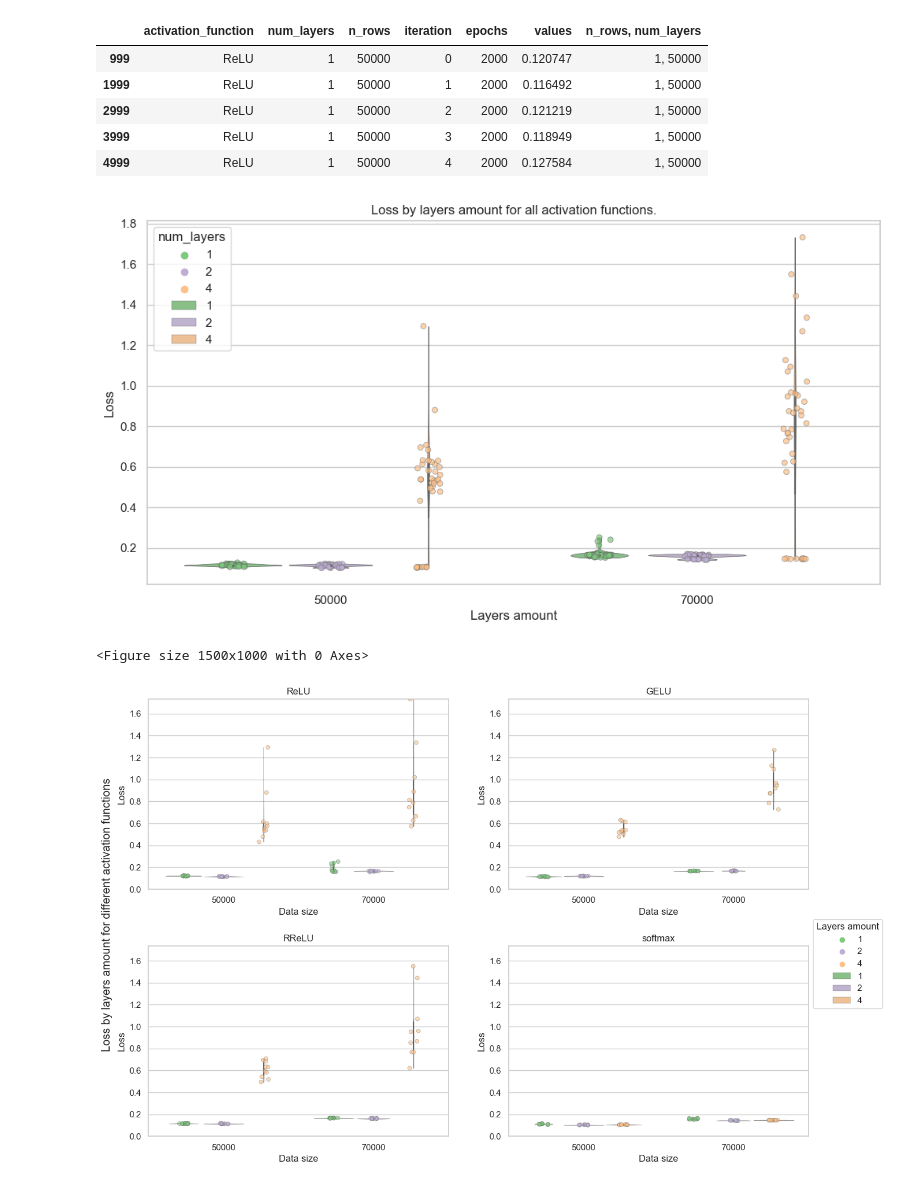
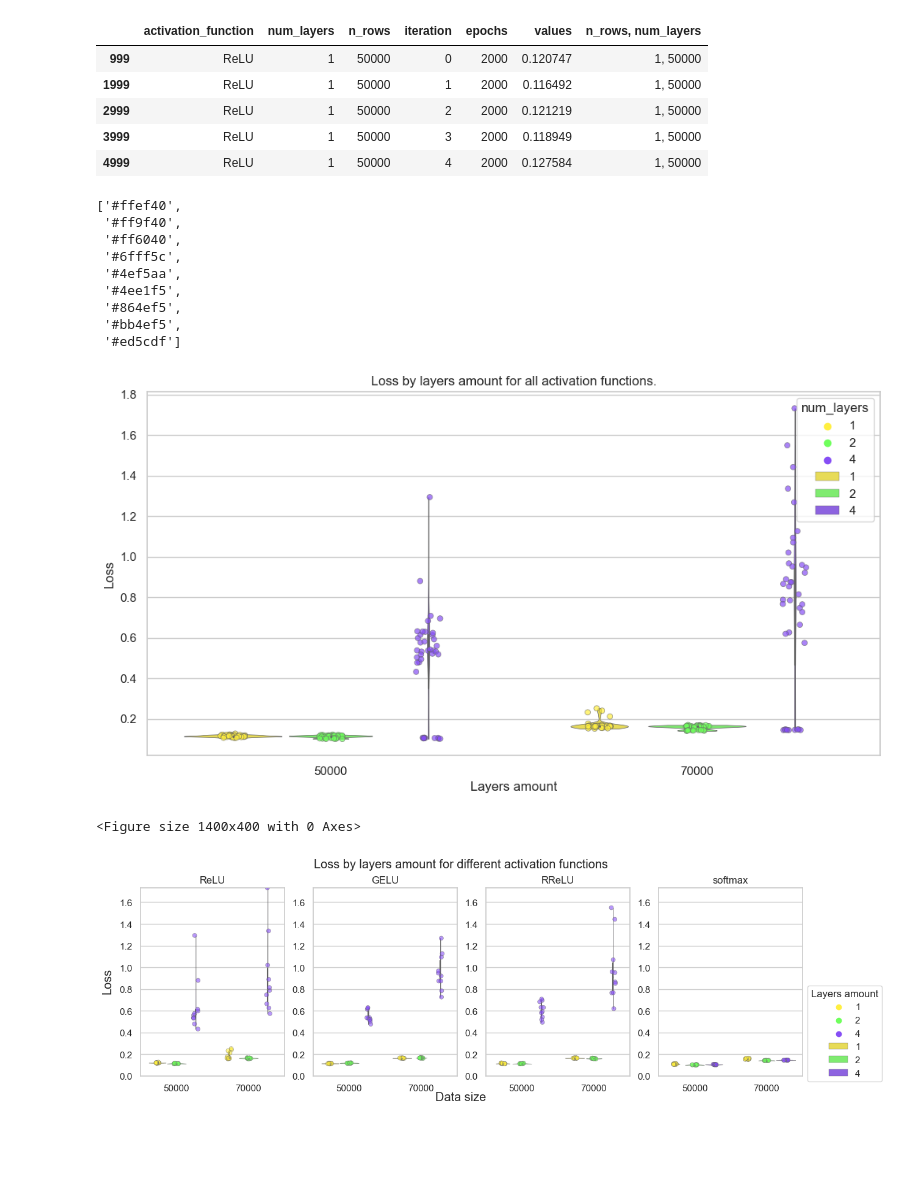
Before and after one commit to um-dacs-nlp/capacity, a Jupyter notebook: src/transformers/0.4.2_draw_losses.ipynb, the cells around one changed output. Saved outputs shown, nothing was run; the diff lists cells and outputs as text; code cells hidden in the pictures; blank space fills up the shorter version.

```diff
--- a/src/transformers/0.4.2_draw_losses.ipynb
+++ b/src/transformers/0.4.2_draw_losses.ipynb
@@ -61,7 +61,7 @@ for (n_rows, act_fn, n_layers), list_of_iterations in all_results.items():
             flattened_data["num_layers"].append(n_layers)
             flattened_data["n_rows"].append(n_rows)
             flattened_data["iteration"].append(i)
-            flattened_data["epochs"].append((epoch+1) * 2)
+            flattened_data["epochs"].append((epoch+1))
             flattened_data["values"].append(value)
 
 # Convert to DataFrame for plotting
@@ -148,20 +148,32 @@ data_viol.head()
 | 2999 | ReLU | 1 | 50000 | 2 | 2000 | 0.121219 | 1, 50000 |
 | 3999 | ReLU | 1 | 50000 | 3 | 2000 | 0.118949 | 1, 50000 |
 | 4999 | ReLU | 1 | 50000 | 4 | 2000 | 0.127584 | 1, 50000 |
+# %%
+list(new_map.values())
+# %% [output]
+['#ffef40',
+ '#ff9f40',
+ '#ff6040',
+ '#6fff5c',
+ '#4ef5aa',
+ '#4ee1f5',
+ '#864ef5',
+ '#bb4ef5',
+ '#ed5cdf']
 # %%
 def draw_violins(data_viol, x, y, xlabel, ylabel, title, hue=None, return_ax=False, ax=None):
     PALETTE_PARAMS = "Accent"
     PALETTE = "Set2"
     data_dict = {"x":x,
             "y":y,
-            "palette":PALETTE_PARAMS,
+            "palette":list(new_map.values())[::3],
             "alpha":0.7,
             "linewidth":0.5}
     if hue:
         data_dict["hue"] = hue
         data_dict["dodge"] = True
     if ax:
-        data_dict["ax"] = axs[row][col]
+        data_dict["ax"] = axs[col]
     ax = sns.stripplot(
         data_viol,
         **data_dict,
@@ -193,50 +205,52 @@ draw_violins(
     hue="num_layers"
 )
 # %% [output]
-[figure, old version]
+[figure, new version]
 # %%
-sns.set(rc={"figure.figsize": (15, 10)})
+sns.set(rc={"figure.figsize": (14, 4)})
 sns.set_theme(style="whitegrid")
 # get legend
 ax = draw_violins(
         data_viol,
         x="n_rows",
         y="values",
         xlabel="Layers amount",
-        ylabel="Loss",
-        title=f"Loss by layers amount.",
+        ylabel="Accuracy, %",
+        title=f"Accuracy by layers amount.",
         hue="num_layers",
         return_ax=True,
     )
 handles, labels = ax.get_legend_handles_labels()
 plt.clf()
 # draw
-fig, axs = plt.subplots(nrows=2, ncols=2)
+fig, axs = plt.subplots(nrows=1, ncols=4)
 for i, act_f in enumerate(data_viol.activation_function.unique()):
-    row = i // 2
-    col = i % 2
+    row = i // 4
+    col = i % 4
     cur_data = data_viol[data_viol.activation_function==act_f]
     ax = draw_violins(
         cur_data,
         x="n_rows",
         y="values",
         xlabel="Layers amount",
         ylabel="Loss",
         title=f"`{act_f}`.",
         hue="num_layers",
         return_ax=True,
-        ax=axs[row][col],
+        ax=axs[col],
 
     )
     plt.setp(ax.collections, alpha=.58)
     ax.legend_.remove()
-    ax.set(ylabel="Loss", xlabel="Data size", title=act_f)
+    ax.set(ylabel="", xlabel="", title=act_f)
     ax.set(ylim=(0, data_viol['values'].max()))
     ax
-fig.supylabel("Loss by layers amount for different activation functions", y=0.5, x=0.07)
+fig.supylabel("Loss", y=0.5, x=0.08)
+fig.supxlabel("Data size", y=0, x=0.5)
+fig.suptitle("Loss by layers amount for different activation functions", y=1, x=0.5)
 fig.legend(handles, labels, loc='upper left', bbox_to_anchor=(0.9, 0.5), title='Layers amount')
-plt.subplots_adjust(left=None, bottom=None, right=None, top=None, wspace=None, hspace=0.3)
+plt.subplots_adjust(left=None, bottom=None, right=None, top=None, wspace=None, hspace=0.2)
 plt.show()
 # %% [output]
-<Figure size 1500x1000 with 0 Axes>
+<Figure size 1400x400 with 0 Axes>
-[figure, old version]
+[figure, new version]
```
Also changed, not shown: parts of 5 cells of this notebook, 1 other file.
